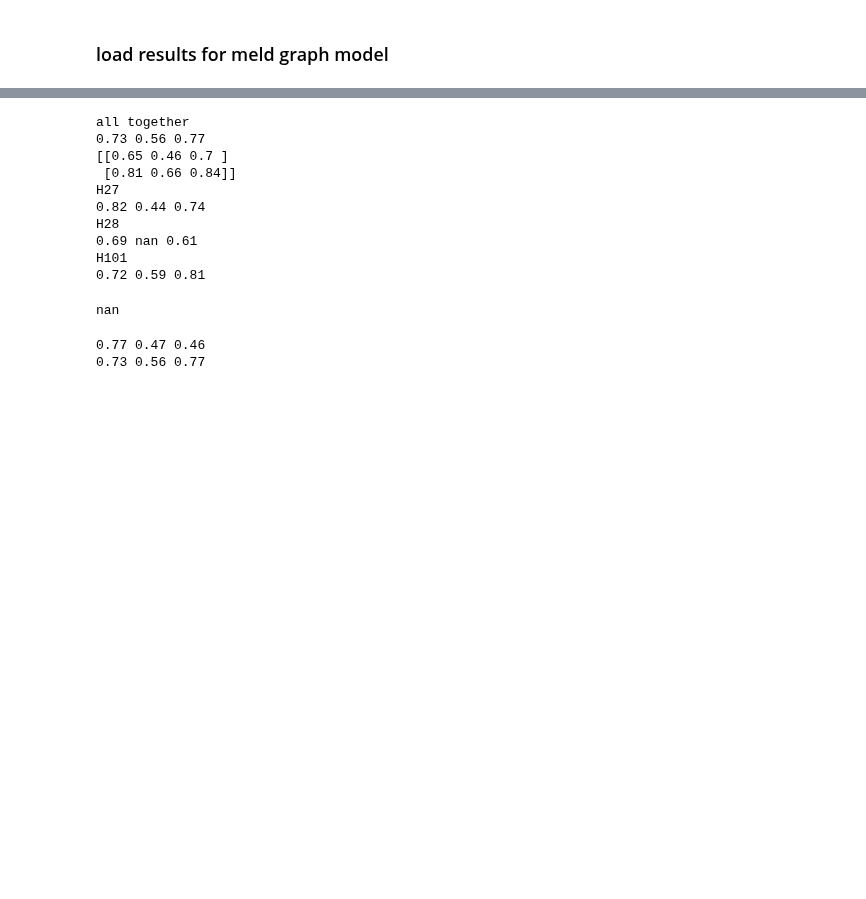
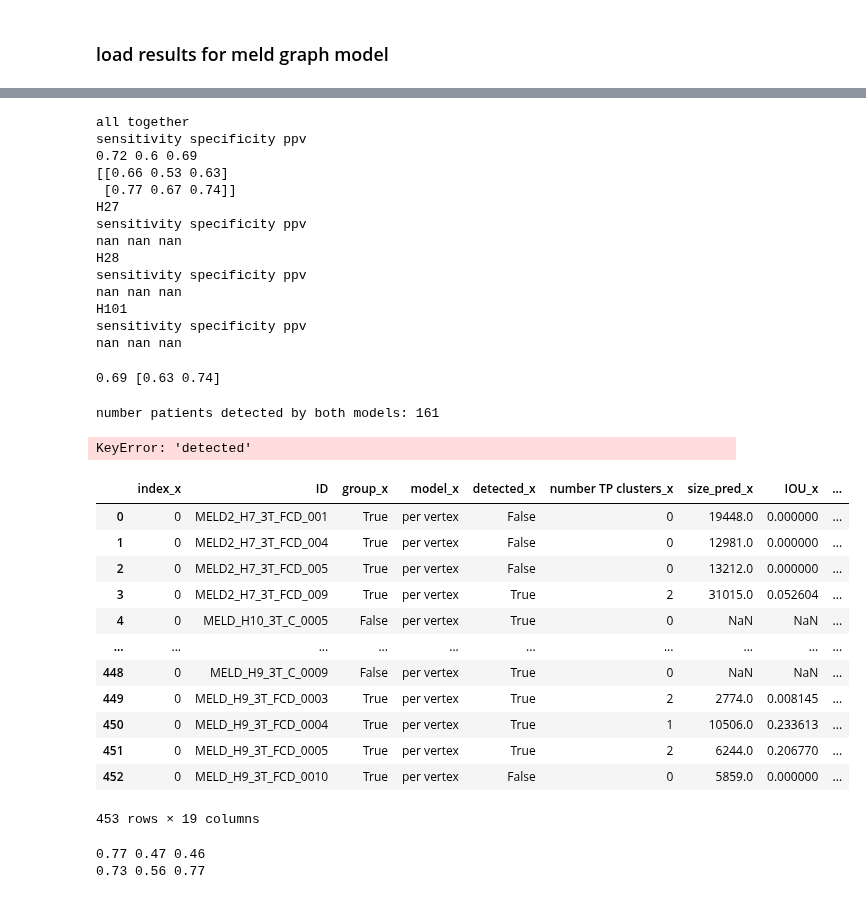
Before and after one commit to MELDProject/meld_graph, a Jupyter notebook: notebooks/compare_results_MLP.ipynb, the cells around one changed output, grey strips where cells are left out. Saved outputs shown, nothing was run; the diff lists cells and outputs as text; code cells hidden in the pictures; blank space fills up the shorter version.

```diff
--- a/notebooks/compare_results_MLP.ipynb
+++ b/notebooks/compare_results_MLP.ipynb
@@ -266,7 +283,7 @@ df.head()
 print('all together')
 dfsub = df.copy()
 sensitivity, specificity, ppv = df_stats(dfsub)
-
+print('sensitivity specificity ppv')
 print(sensitivity,specificity,ppv)
 print(bootstrap_CI(dfsub))
 try:
@@ -274,26 +291,73 @@ try:
         print(site)
         dfsub = df[df['ID'].str.contains(site)]
         sensitivity, specificity, ppv = df_stats(dfsub)
+        print('sensitivity specificity ppv')
         print(sensitivity,specificity,ppv)
 except:
     pass
 # %% [output]
 all together
-0.73 0.56 0.77
-[[0.65 0.46 0.7 ]
- [0.81 0.66 0.84]]
+sensitivity specificity ppv
+0.72 0.6 0.69
+[[0.66 0.53 0.63]
+ [0.77 0.67 0.74]]
 H27
-0.82 0.44 0.74
+sensitivity specificity ppv
+nan nan nan
 H28
-0.69 nan 0.61
+sensitivity specificity ppv
+nan nan nan
 H101
-0.72 0.59 0.81
+sensitivity specificity ppv
+nan nan nan
-# %%
-dfsub = df[df['ID'].str.contains('H101')]
-sensitivity, specificity, ppv = df_stats(dfsub)
-sensitivity
-# %% [output]
-nan
+# %%
+_, _, ppv_graph = df_stats(df)
+ppv_graph_CI = bootstrap_CI(df)[:,2]
+print(ppv_graph,ppv_graph_CI)
+# %% [output]
+0.69 [0.63 0.74]
+# %%
+## compare IOU for patients detected in both model
+df_merge = pd.merge(df_old, df, how='inner', on=['ID'])
+
+subdf = df_merge[df_merge['group_x']&df_merge['detected_x']&df_merge['group_y']&df_merge['detected_y']]
+print(f'number patients detected by both models: {len(subdf)} \n')
+
+for (model,suffix) in zip(['MLP', 'Graph'],['x','y']):
+    iou = np.mean(subdf[f'IOU_{suffix}'])
+    iou_plus = np.mean(subdf[f'IOU_plus_{suffix}'])
+    iou_CI = bootstrap_CI(subdf[[f'IOU_{suffix}']])
+    print('iou')
+    print(f'{model} iou: {round(iou,2)} {iou_CI}')
+    print(f'{model} iou+:  {round(iou_plus,2)}')
+    print('\n')
+
+def df_stats_iou(df):
+    sensitivity = np.mean(df['detected'][df['group']])
+    specificity = (df['number FP clusters'][df['group']==0]==0).mean()
+    total_detected = np.sum(df['number TP clusters'][df['group']])
+    total_predicted = np.sum(df['number FP clusters'][df['group']])
+    ppv = total_detected / (total_predicted + total_detected)
+    return np.round(sensitivity,2),np.round(specificity,2),np.round(ppv,2),
+# %% [output]
+number patients detected by both models: 161
+KeyError: 'detected'
+# %%
+df_merge
+# %% [output]
+|  | index_x | ID | group_x | model_x | detected_x | number TP clusters_x | size_pred_x | IOU_x | ... |
+| 0 | 0 | MELD2_H7_3T_FCD_001 | True | per vertex | False | 0 | 19448.0 | 0.000000 | ... |
+| 1 | 0 | MELD2_H7_3T_FCD_004 | True | per vertex | False | 0 | 12981.0 | 0.000000 | ... |
+| 2 | 0 | MELD2_H7_3T_FCD_005 | True | per vertex | False | 0 | 13212.0 | 0.000000 | ... |
+| 3 | 0 | MELD2_H7_3T_FCD_009 | True | per vertex | True | 2 | 31015.0 | 0.052604 | ... |
+| 4 | 0 | MELD_H10_3T_C_0005 | False | per vertex | True | 0 | NaN | NaN | ... |
+| ... | ... | ... | ... | ... | ... | ... | ... | ... | ... |
+| 448 | 0 | MELD_H9_3T_C_0009 | False | per vertex | True | 0 | NaN | NaN | ... |
+| 449 | 0 | MELD_H9_3T_FCD_0003 | True | per vertex | True | 2 | 2774.0 | 0.008145 | ... |
+| 450 | 0 | MELD_H9_3T_FCD_0004 | True | per vertex | True | 1 | 10506.0 | 0.233613 | ... |
+| 451 | 0 | MELD_H9_3T_FCD_0005 | True | per vertex | True | 2 | 6244.0 | 0.206770 | ... |
+| 452 | 0 | MELD_H9_3T_FCD_0010 | True | per vertex | False | 0 | 5859.0 | 0.000000 | ... |
+453 rows × 19 columns
 # %%
 # Compare models with permutation
 def permute_models(df):
```
Also changed, not shown: parts of 11 cells of this notebook, 5 other files.
